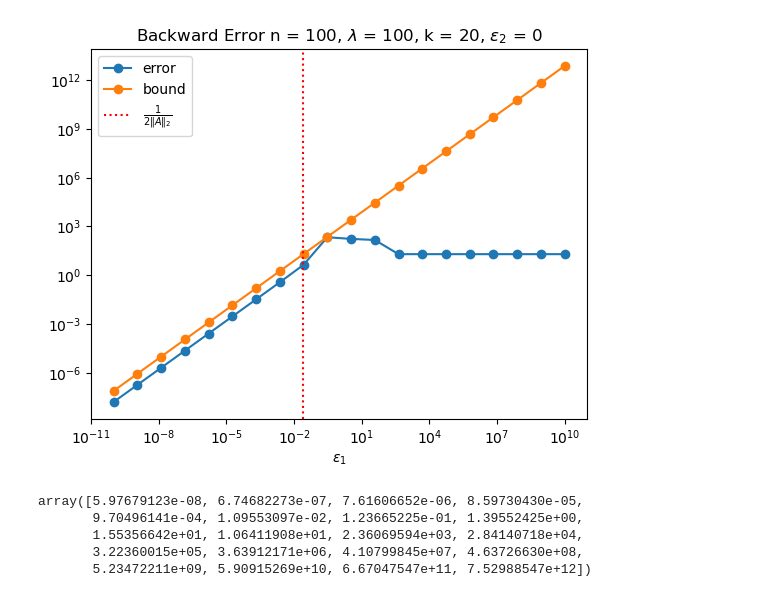
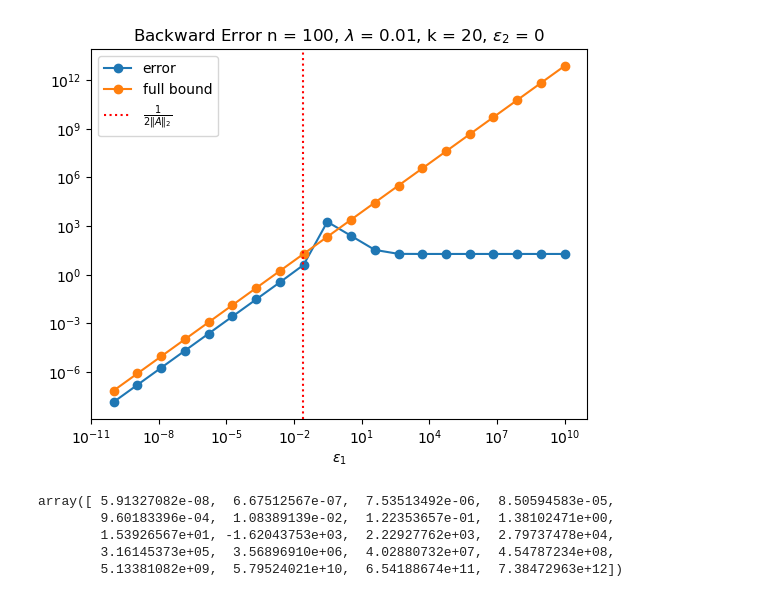
Before and after one commit to LinkaiMa/SMW, a Jupyter notebook: SMW_backward_e2_0.ipynb, the cells around one changed output. Drawn from its saved outputs; the diff is of its cells as text; code cells hidden in the pictures.

```diff
--- a/SMW_backward_e2_0.ipynb
+++ b/SMW_backward_e2_0.ipynb
@@ -6,11 +6,12 @@ from matplotlib import pyplot as plt
 # ns = [int(n) for n in np.logspace(1,3,8)]
 n = 100
 k = 20
-lamda = 100
+lamda = 0.01
 scale = 1
 e1s = np.logspace(-10,10,20)
 e2 = 0
 title_str = f'back_error_n={n}_k={k}_lambda={lamda}_e2={e2}'
+num_experiments = 100
 # %%
 def compute_SMW(n,k,A,B,U,V,lamda,e1,e2,rand_seed=1):
     np.random.seed(rand_seed)
@@ -39,26 +40,30 @@ V /= norm(V, ord=2)
 B = A + lamda*U@V.T
 
 for i,e1 in enumerate(e1s):
-    errors[i],bounds[i] = compute_SMW(n,k,A,B,np.sqrt(lamda)*U,np.sqrt(lamda)*V,lamda,e1,e2)
+    e_i = np.zeros(num_experiments); b_i = np.zeros(num_experiments)
+    for j in range(num_experiments):
+        e_i[j],b_i[j] = compute_SMW(n,k,A,B,np.sqrt(lamda)*U,np.sqrt(lamda)*V,lamda,e1,e2,j)
+    errors[i] = np.mean(e_i)
+    bounds[i] = np.mean(b_i)
     # print("n = %d, k = %d, e1 = %f, e2 = %f, norm(B^-1A) = %f"%(n,k,e1,e2,norm(inv(B)@A,ord=2)))
     # print("error = %f, bound = %f" %(errors[i],bounds[i]))
 # %%
 plt.loglog(e1s,errors,label='error',marker='o')
-plt.loglog(e1s,bounds,label='bound',marker='o')
+plt.loglog(e1s,bounds,label='full bound',marker='o')
 # plt.loglog(e2s,full_bounds,label='full bound',marker='o')
 plt.axvline(x=1/2/norm(A,ord=2),ls=':',color='red',label=r'$\frac{1}{2 \|A\|_2}$')
 plt.legend()
 plt.xlabel(r'$\epsilon_1$')
 plt.title(f'Backward Error n = {n}, '+r'$\lambda$'+f' = {lamda}, k = {k}, '+r'$\epsilon_2$'+f' = {e2}')  #'Approximation Error of '+r'$B^{-1}$'+'(Forward Error n = '+str(n)+ ' )'
 plt.savefig('e2_zero_backward/'+title_str+'.png')
 # plt.title(r'$\|{B^{-1}- \left(\widetilde{A}^{-1} -\widetilde{A}^{-1}U Z^{-1} V^T \widetilde{A}^{-1} \right) } \|_2$')
 # %% [output]
-[figure, old version]
+[figure, new version]
 # %%
 bounds-errors
 # %% [output]
-array([5.97679123e-08, 6.74682273e-07, 7.61606652e-06, 8.59730430e-05,
-       9.70496141e-04, 1.09553097e-02, 1.23665225e-01, 1.39552425e+00,
-       1.55356642e+01, 1.06411908e+01, 2.36069594e+03, 2.84140718e+04,
-       3.22360015e+05, 3.63912171e+06, 4.10799845e+07, 4.63726630e+08,
-       5.23472211e+09, 5.90915269e+10, 6.67047547e+11, 7.52988547e+12])
+array([ 5.91327082e-08,  6.67512567e-07,  7.53513492e-06,  8.50594583e-05,
+        9.60183396e-04,  1.08389139e-02,  1.22353657e-01,  1.38102471e+00,
+        1.53926567e+01, -1.62043753e+03,  2.22927762e+03,  2.79737478e+04,
+        3.16145373e+05,  3.56896910e+06,  4.02880732e+07,  4.54787234e+08,
+        5.13381082e+09,  5.79524021e+10,  6.54188674e+11,  7.38472963e+12])
```
Also changed, not shown: 9 other files.
